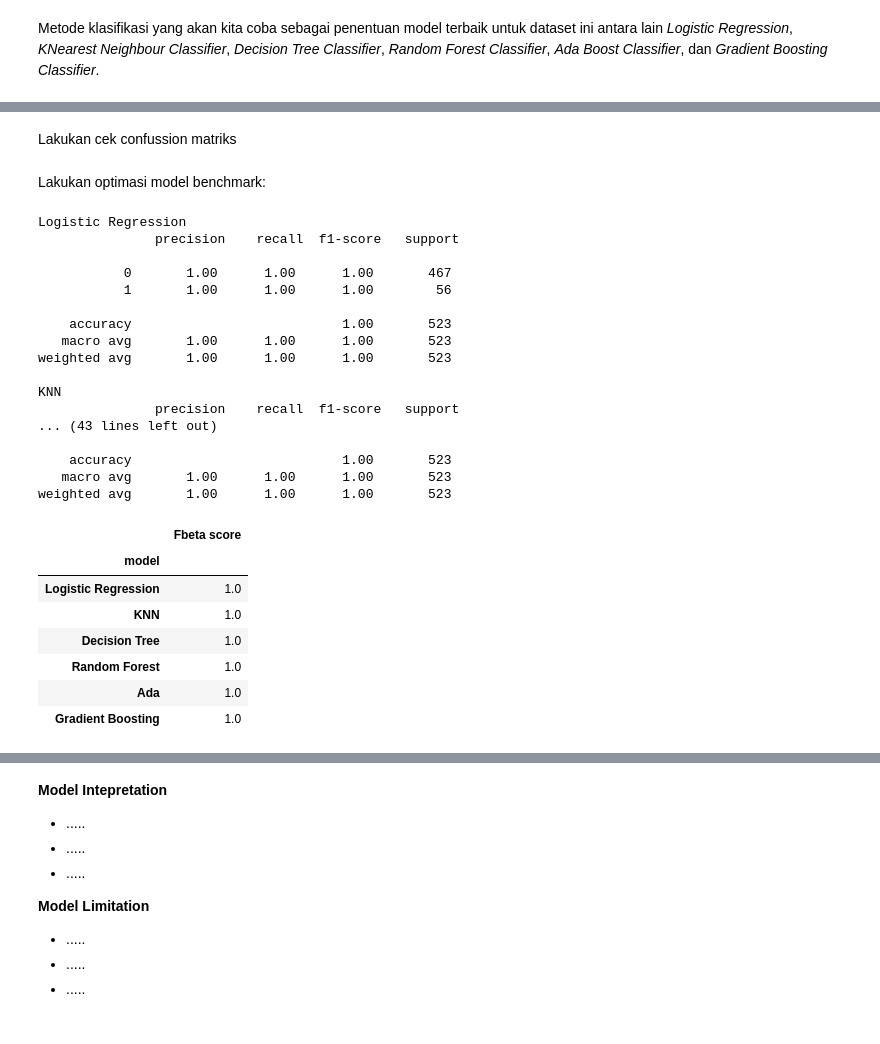
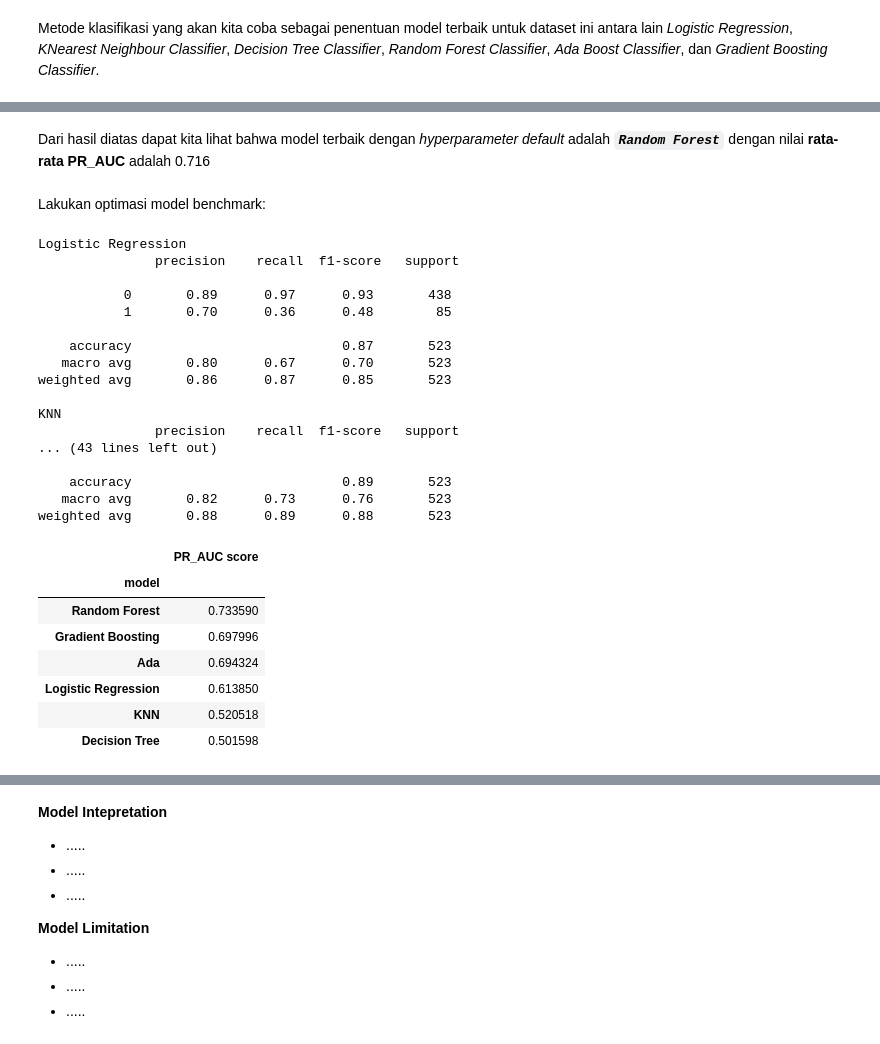
Before and after one commit to fathurizkym/ecommerce_churn_analysis, a Jupyter notebook: notebooks/E-Commerce_Customer_Churn.ipynb, the cells around one changed output, grey strips where cells are left out. Drawn from its saved outputs; the diff is of its cells as text; code cells hidden in the pictures.

```diff
--- a/notebooks/E-Commerce_Customer_Churn.ipynb
+++ b/notebooks/E-Commerce_Customer_Churn.ipynb
@@ -728,0 +765,4 @@ df.groupby('CashbackAmountCat')['CashbackAmount'].describe()
+# %%
+# Menghapus feature CashbackAmount
+
+df.drop(columns="CashbackAmount", inplace=True)
@@ -728,0 +775,8 @@ df.groupby('CashbackAmountCat')['CashbackAmount'].describe()
+# %%
+def grouppingDevRegist(x):
+    if x in [1,2,3]:
+        return "Less than 4"
+    else:
+        return "More than equal 4"
+
+df = df.assign(NumberOfDeviceRegistered=df.NumberOfDeviceRegistered.apply(lambda x: grouppingDevRegist(x)))
@@ -729 +785,9 @@ df.groupby('CashbackAmountCat')['CashbackAmount'].describe()
+# %%
+def grouppingNumOfAddress(x):
+    if x in [1,2,3,4,5,6]:
+        return x
+    else:
+        return "More than 6"
+
+df = df.assign(NumberOfAddress=df.NumberOfAddress.apply(lambda x: grouppingNumOfAddress(x)))
 # %% [markdown]
@@ -869,10 +948,10 @@ from sklearn.preprocessing import FunctionTransformer
 #     # return np.where(x=='Mobile', 'Mobile Phone', x)
 
 transformer = ColumnTransformer([
-    # ("clearTypoImput", FunctionTransformer(a), ['PreferedOrderCat']),
-    ("scaller", StandardScaler(), ["NumberOfDeviceRegistered", "NumberOfAddress", "Tenure", "WarehouseToHome", "DaySinceLastOrder", "CashbackAmount"]),
     ('onehot', OneHotEncoder(drop='first'), ['MaritalStatus']),
-    ('ordinal', ce.OrdinalEncoder(mapping= ordinal_mapping), ['CashbackAmountCat']),
+    ('ordinalCashback', ce.OrdinalEncoder(mapping= ordinal_mapping_cashbackamountclass), ['CashbackAmountCat']),
+    ('ordinalDevRegist', ce.OrdinalEncoder(mapping= ordinal_mapping_NumDevRegist), ["NumberOfDeviceRegistered"]),
+    ('ordinalNumAddress', ce.OrdinalEncoder(mapping= ordinal_mapping_NumofAddress), ["NumberOfAddress"]),
     ('binary', ce.BinaryEncoder(), ['PreferedOrderCat'])
 ], remainder='passthrough')
 # %%
@@ -982,2 +1026,0 @@ pd.DataFrame({'models':['Logistic Regression', 'KNN', 'Decision Tree', 'Random F
-# %% [markdown]
-Lakukan cek confussion matriks
@@ -991,50 +1027,53 @@ Lakukan cek confussion matriks
+# %% [markdown]
+Dari hasil diatas dapat kita lihat bahwa model terbaik dengan *hyperparameter default* adalah ***`Random Forest`*** dengan nilai **rata-rata PR_AUC** adalah 0.716
 # %% [markdown]
 Lakukan optimasi model benchmark:
 # %%
-score_Fbeta = []
+# Optimasi model benchmark
+
+models = [logreg,knn,dt,rf,ada,gbc]
+score_PR_AUC = []
 
 def y_pred_func(i):
-    # smote_ = SMOTE(random_state=0)
     estimator=Pipeline([
         ('preprocess',transformer),
-        # ('resampling', smote_),
         ('model',i)])
-    # X_train,X_val
+    X_train,X_val
 
     estimator.fit(X_train,y_train)
     return(estimator,estimator.predict(X_val),X_val)
 
 for i,j in zip(models, ['Logistic Regression', 'KNN', 'Decision Tree', 'Random Forest', 'Ada', 'Gradient Boosting']):
-    estimator,y_val,X_val = y_pred_func(i)
-    y_predict = estimator.predict(X_val)#[:,1]
-    score_Fbeta.append(fbeta_score(y_val, y_predict, beta=0.5))
-    print(j,'\n', classification_report(y_val, y_predict))
+    estimator,y_pred,X_val = y_pred_func(i)
+    y_predict_proba = estimator.predict_proba(X_val)[:,1]
+    score_PR_AUC.append(average_precision_score(y_val,y_predict_proba))
+    print(j,'\n', classification_report(y_val,y_pred))
 
 pd.DataFrame({'model':['Logistic Regression', 'KNN', 'Decision Tree', 'Random Forest', 'Ada', 'Gradient Boosting'],
-             'Fbeta score':score_Fbeta}).set_index('model').sort_values(by='Fbeta score',ascending=False)
+             'PR_AUC score':score_PR_AUC}).set_index('model').sort_values(by='PR_AUC score',ascending=False)
 # %% [output]
 Logistic Regression
                precision    recall  f1-score   support
 
-           0       1.00      1.00      1.00       467
-           1       1.00      1.00      1.00        56
+           0       0.89      0.97      0.93       438
+           1       0.70      0.36      0.48        85
 
-    accuracy                           1.00       523
-   macro avg       1.00      1.00      1.00       523
-weighted avg       1.00      1.00      1.00       523
+    accuracy                           0.87       523
+   macro avg       0.80      0.67      0.70       523
+weighted avg       0.86      0.87      0.85       523
 
 KNN
                precision    recall  f1-score   support
 ... (43 lines left out)
 
-    accuracy                           1.00       523
-   macro avg       1.00      1.00      1.00       523
-weighted avg       1.00      1.00      1.00       523
+    accuracy                           0.89       523
+   macro avg       0.82      0.73      0.76       523
+weighted avg       0.88      0.89      0.88       523
-|  | Fbeta score |
+|  | PR_AUC score |
 | model |  |
-| Logistic Regression | 1.0 |
-| KNN | 1.0 |
-| Decision Tree | 1.0 |
-| Random Forest | 1.0 |
-| Ada | 1.0 |
-| Gradient Boosting | 1.0 |
+| Random Forest | 0.733590 |
+| Gradient Boosting | 0.697996 |
+| Ada | 0.694324 |
+| Logistic Regression | 0.613850 |
+| KNN | 0.520518 |
+| Decision Tree | 0.501598 |
```
Also changed, not shown: parts of 72 cells of this notebook, 1 other file.
